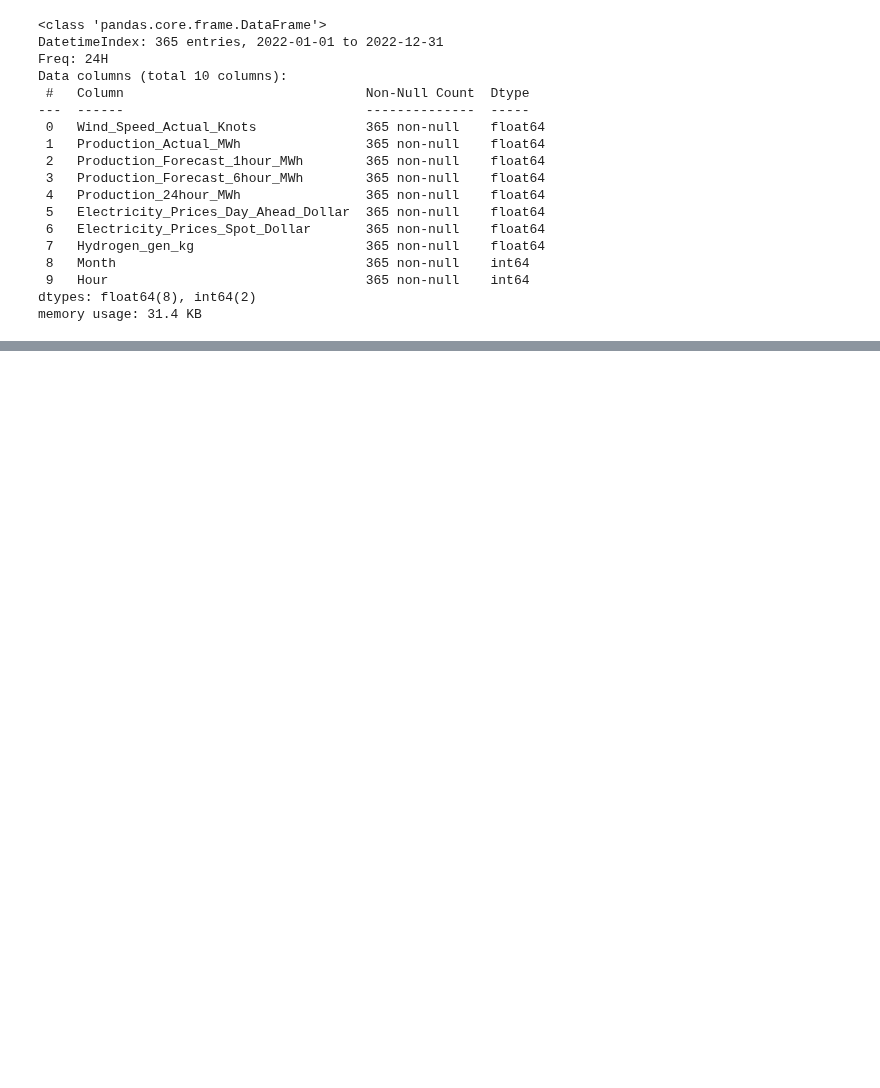
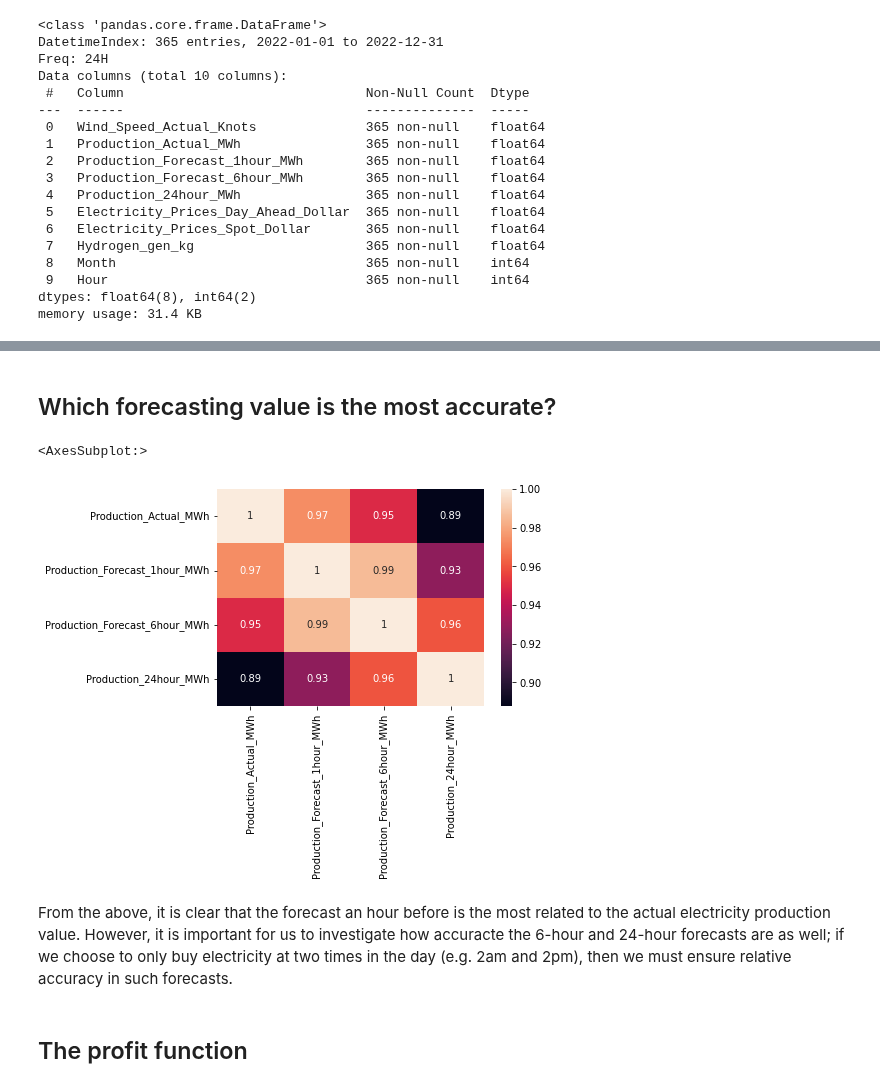
Before and after one commit to AmeerAliSaleem/dig_data_shell_project, a Jupyter notebook: DigData_Shell_Project.ipynb, the cells around one changed output, grey strips where cells are left out. Saved outputs shown, nothing was run; the diff lists cells and outputs as text; code cells hidden in the pictures; blank space fills up the shorter version.

```diff
--- a/DigData_Shell_Project.ipynb
+++ b/DigData_Shell_Project.ipynb
@@ -442,0 +537,14 @@ daily.shape
+# %% [markdown]
+## Which forecasting value is the most accurate?
+# %%
+production_values = hourly[["Production_Actual_MWh", "Production_Forecast_1hour_MWh", "Production_Forecast_6hour_MWh", "Production_24hour_MWh"]]
+
+correlation = production_values.corr()
+sns.heatmap(correlation, xticklabels=correlation.columns, yticklabels=correlation.columns, annot=True)
+# %% [output]
+<AxesSubplot:>
+[figure, added]
+# %% [markdown]
+From the above, it is clear that the forecast an hour before is the most related to the actual electricity production value. However, it is important for us to investigate how accuracte the 6-hour and 24-hour forecasts are as well; if we choose to only buy electricity at two times in the day (e.g. 2am and 2pm), then we must ensure relative accuracy in such forecasts.
+# %% [markdown]
+## The profit function
```
Also changed, not shown: parts of 14 cells of this notebook.
